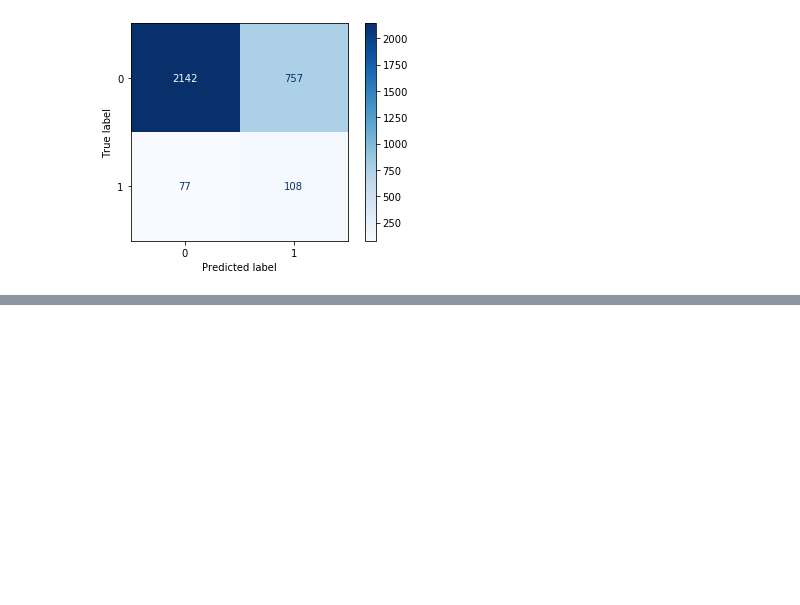
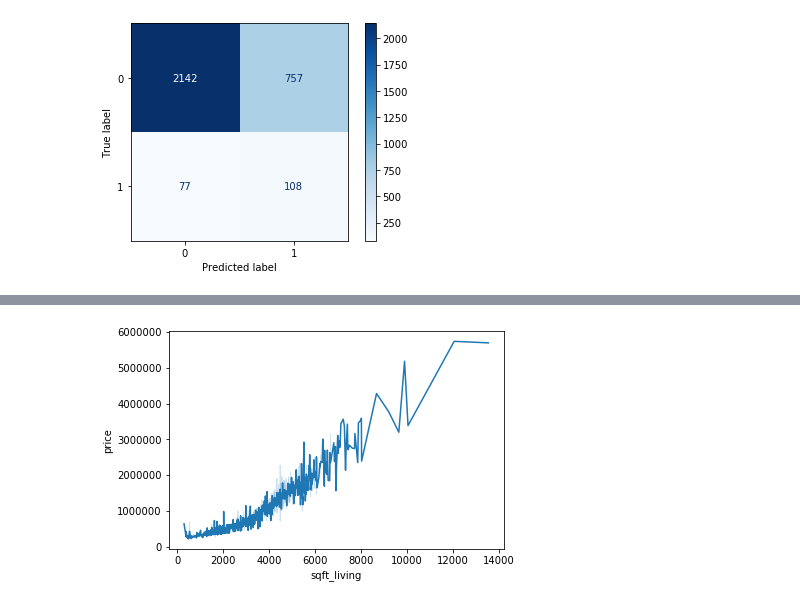
Before and after one commit to LamuneGitHub/A001_Python_Test, a Jupyter notebook: S23x_기계학습.ipynb, the cells around one changed output, grey strips where cells are left out. Drawn from its saved outputs; the diff is of its cells as text; code cells hidden in the pictures; blank space fills up the shorter version.

```diff
--- a/S23x_기계학습.ipynb
+++ b/S23x_기계학습.ipynb
@@ -1055,0 +1139,8 @@ ROC-AUC: 0.7724816572350205
+# %%
+
+df_tmp = df[feature]
+df_tmp[target] = y_all_multiple
+sns.lineplot( data = df_tmp , x ='sqft_living' , y='price' )
+df_tmp.drop( columns=['price'] , inplace= True)
+# %% [output]
+[figure, added]
```
Also changed, not shown: parts of 3 cells of this notebook.
